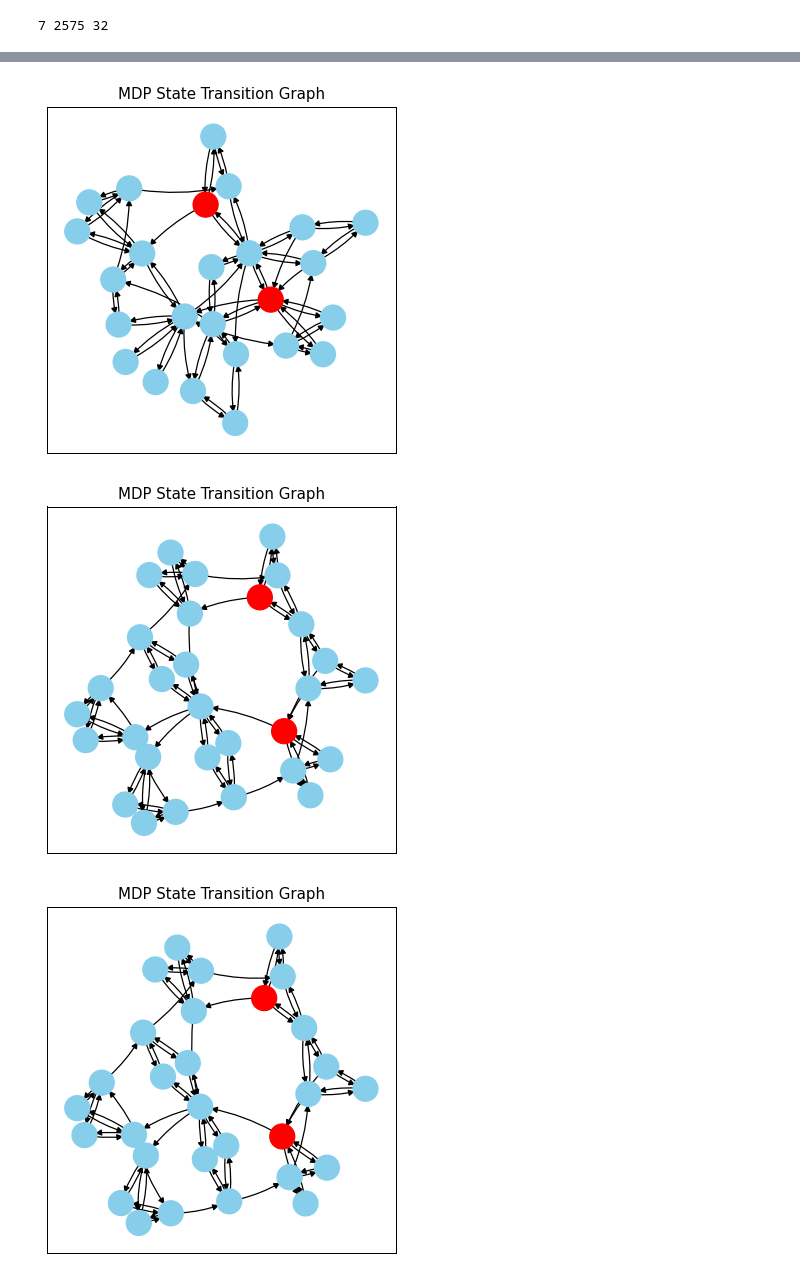
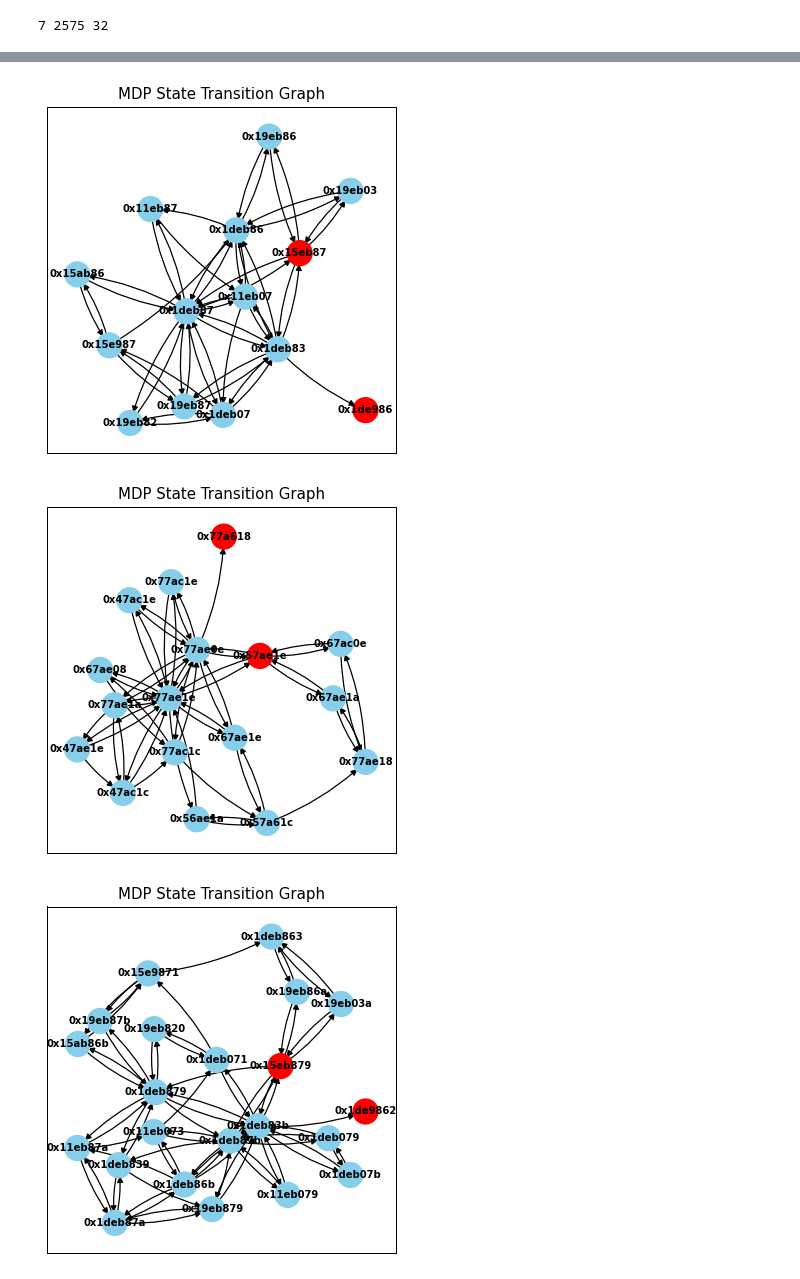
Before and after one commit to MBTMBTMBT/mini-grid-curriculum, a Jupyter notebook: mdp_learner.ipynb, the cells around one changed output, grey strips where cells are left out. Drawn from its saved outputs; the diff is of its cells as text; code cells hidden in the pictures.

```diff
--- a/mdp_learner.ipynb
+++ b/mdp_learner.ipynb
@@ -76,7 +76,7 @@ LR = 1e-4
 
 model = Binary2BinaryFeatureNet(NUM_ACTIONS, OBS_SPACE, n_latent_dims=LATENT_DIMS, lr=LR, weights=WEIGHTS, device=device,)
 
-model.load(r'experiments/learn_feature_corridor_32/model_epoch_19000.pth')
+model.load(r'experiments/learn_feature_corridor_32_new_loss/model_epoch_19000.pth')
 
 encoder = model.encoder.to(device)
 # %% [output]
@@ -114,9 +114,9 @@ learner.learn()
 optimal_graph = OptimalPolicyGraph()
 optimal_graph.load_graph(learner.mdp_graph)
 optimal_graph.uniform_prior_policy()
-optimal_graph.visualize(highlight_states=[learner.encoded_start_state, *learner.encoded_done_states], use_grid_layout=False, display_state_name=False)
+optimal_graph.visualize(highlight_states=[learner.encoded_start_state, *learner.encoded_done_states], use_grid_layout=False, display_state_name=True)
 # %% [output]
-[figure, old version]
+[figure, new version]
 # %%
 learner = EncodingMDPLearner(env, encoder, device, keep_dims=24)
 learner.learn()
@@ -124,19 +124,19 @@ optimal_graph = OptimalPolicyGraph()
 optimal_graph.load_graph(learner.mdp_graph)
 optimal_graph.uniform_prior_policy()
 optimal_graph.visualize(highlight_states=[learner.encoded_start_state, *learner.encoded_done_states],
-                        use_grid_layout=False, display_state_name=False)
+                        use_grid_layout=False, display_state_name=True)
 # %% [output]
-[figure, old version]
+[figure, new version]
 # %%
 learner = EncodingMDPLearner(env, encoder, device, keep_dims=26)
 learner.learn()
 optimal_graph = OptimalPolicyGraph()
 optimal_graph.load_graph(learner.mdp_graph)
 optimal_graph.uniform_prior_policy()
 optimal_graph.visualize(highlight_states=[learner.encoded_start_state, *learner.encoded_done_states],
-                        use_grid_layout=False, display_state_name=False)
+                        use_grid_layout=False, display_state_name=True)
 # %% [output]
-[figure, old version]
+[figure, new version]
 # %%
 learner = EncodingMDPLearner(env, encoder, device, keep_dims=28)
 learner.learn()
```
Also changed, not shown: parts of 8 cells of this notebook, 2 other files.
